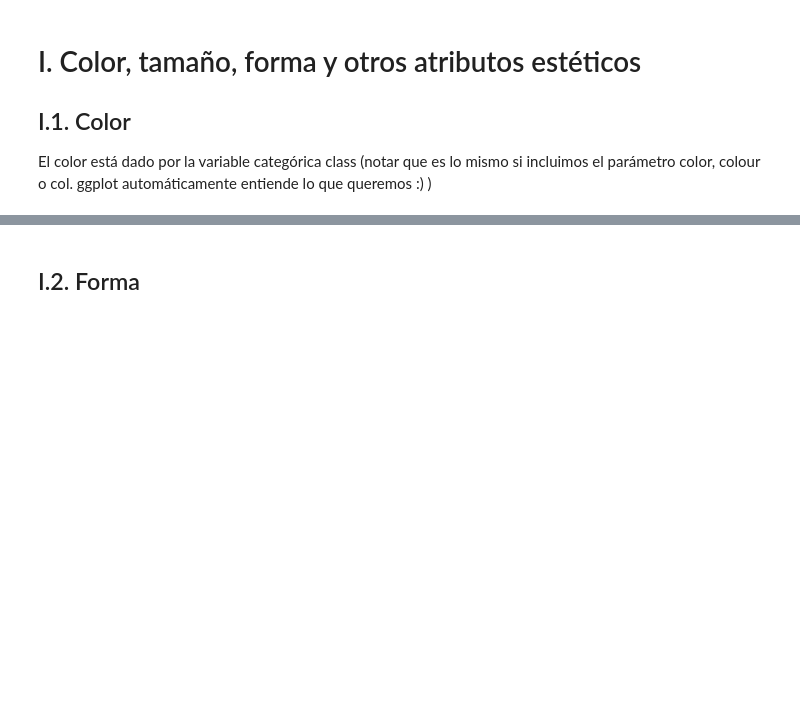
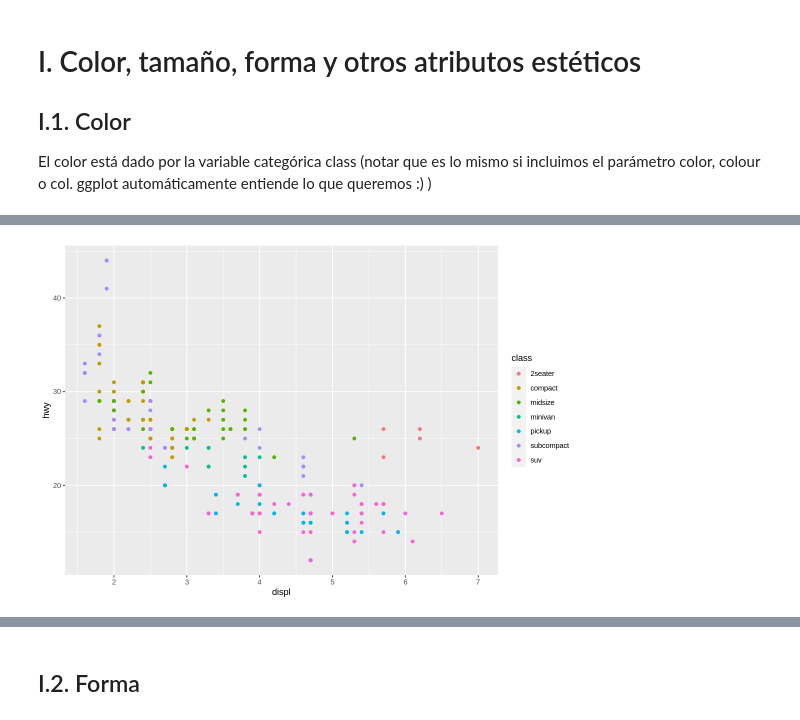
Before and after one commit to HaroldConley/diplomado_BD, a Jupyter notebook: Clase4/02_Visualizaciones_ggplot.ipynb, the cells around one changed output, grey strips where cells are left out. Saved outputs shown, nothing was run; the diff lists cells and outputs as text; code cells hidden in the pictures; blank space fills up the shorter version.

```diff
--- a/Clase4/02_Visualizaciones_ggplot.ipynb
+++ b/Clase4/02_Visualizaciones_ggplot.ipynb
@@ -56,3 +78,9 @@ El color está dado por la variable categórica class (notar que es lo mismo si
 # %%
 #y si queremos color azul?
+
+ggplot(mpg) +
+    aes(x = displ, y = hwy, color= class) +
+    geom_point()
+# %% [output]
+[figure, added]
 # %%
```
Also changed, not shown: parts of 11 cells of this notebook.
